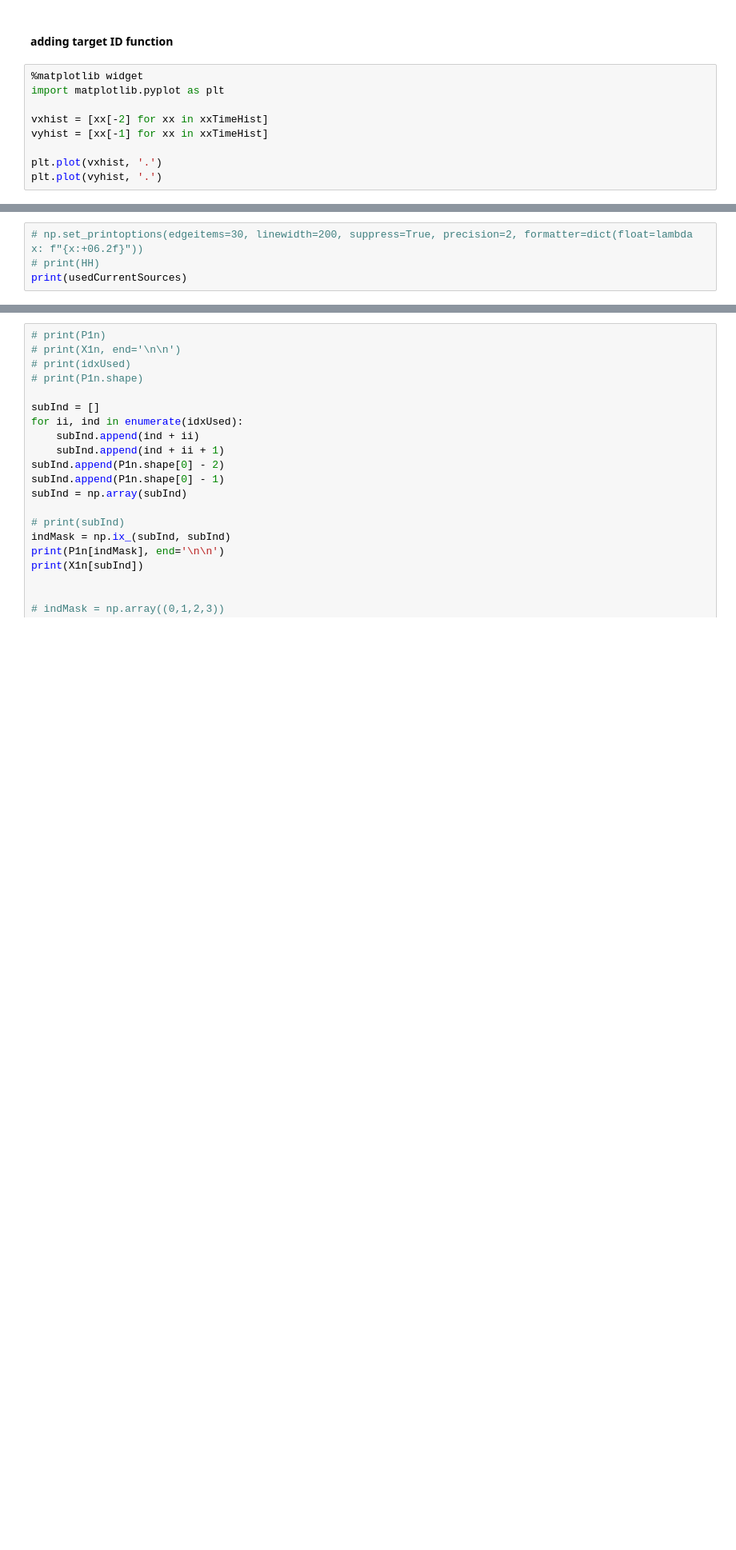
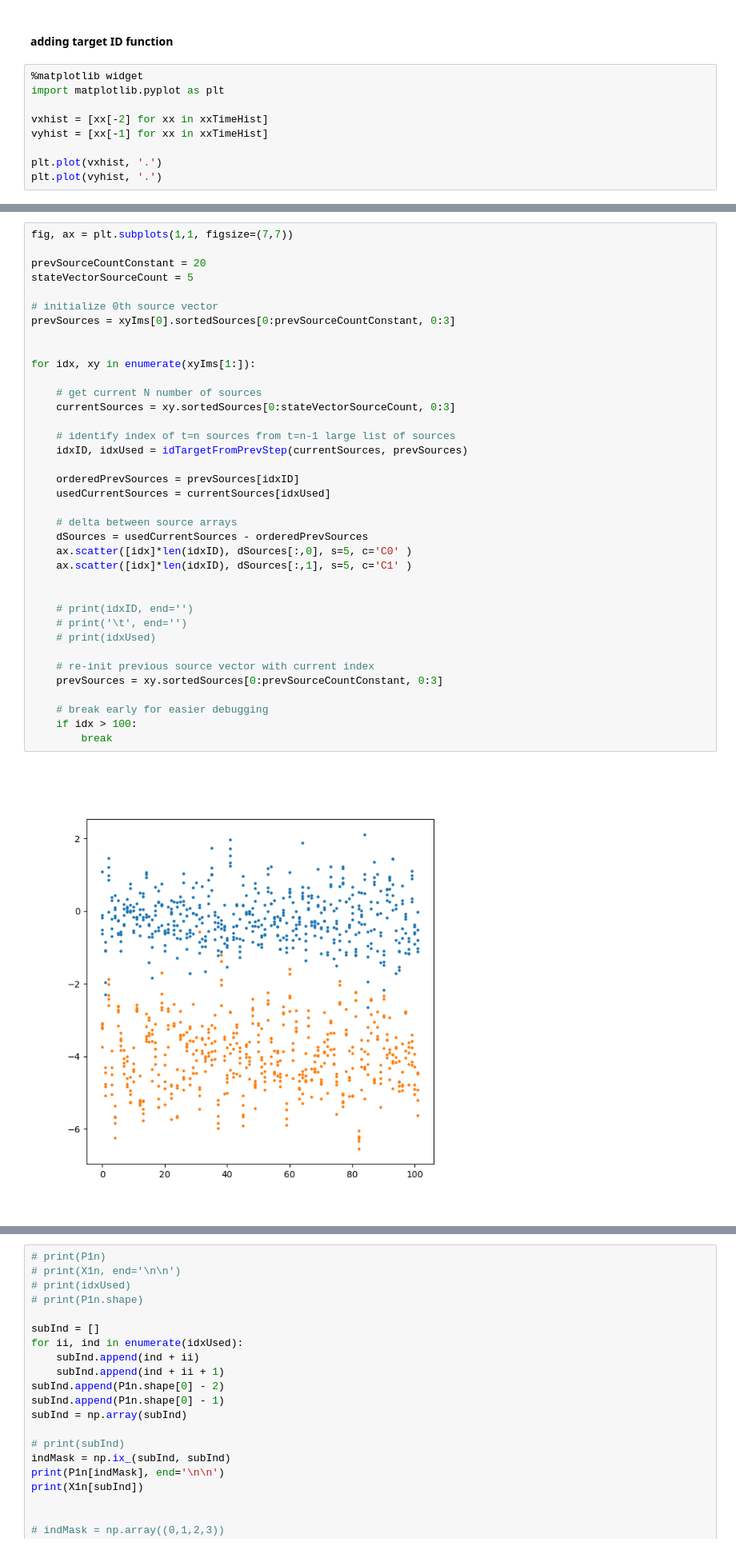
Before and after one commit to viliamklein/pcoWideFitsAnalysis, a Jupyter notebook: kalmanTest.ipynb, the cells around one changed output, grey strips where cells are left out. Shown: that part at 80% size. Cells and saved outputs as stored; diff of their text form; blank space fills up the shorter version.

Commit message:
added figure to check delta between current and previous sources

```diff
--- a/kalmanTest.ipynb
+++ b/kalmanTest.ipynb
@@ -183,7 +189,42 @@ plt.plot(vyhist, '.')
 # %%
-# np.set_printoptions(edgeitems=30, linewidth=200, suppress=True, precision=2, formatter=dict(float=lambda x: f"{x:+06.2f}"))
-# print(HH)
-print(usedCurrentSources)
+fig, ax = plt.subplots(1,1, figsize=(7,7))
+
+prevSourceCountConstant = 20
+stateVectorSourceCount = 5
+
+# initialize 0th source vector
+prevSources = xyIms[0].sortedSources[0:prevSourceCountConstant, 0:3]
+
+
+for idx, xy in enumerate(xyIms[1:]):
+
+    # get current N number of sources
+    currentSources = xy.sortedSources[0:stateVectorSourceCount, 0:3]
+
+    # identify index of t=n sources from t=n-1 large list of sources
+    idxID, idxUsed = idTargetFromPrevStep(currentSources, prevSources)
+
+    orderedPrevSources = prevSources[idxID]
+    usedCurrentSources = currentSources[idxUsed]
+
+    # delta between source arrays
+    dSources = usedCurrentSources - orderedPrevSources
+    ax.scatter([idx]*len(idxID), dSources[:,0], s=5, c='C0' )
+    ax.scatter([idx]*len(idxID), dSources[:,1], s=5, c='C1' )
+
+
+    # print(idxID, end='')
+    # print('\t', end='')
+    # print(idxUsed)
+
+    # re-init previous source vector with current index
+    prevSources = xy.sortedSources[0:prevSourceCountConstant, 0:3]
+
+    # break early for easier debugging
+    if idx > 100:
+        break
+# %% [output]
+[figure, added]
 # %%
 def idTargetFromPrevStep(cS, pS):
     '''
```
Also changed, not shown: parts of 4 cells of this notebook.
